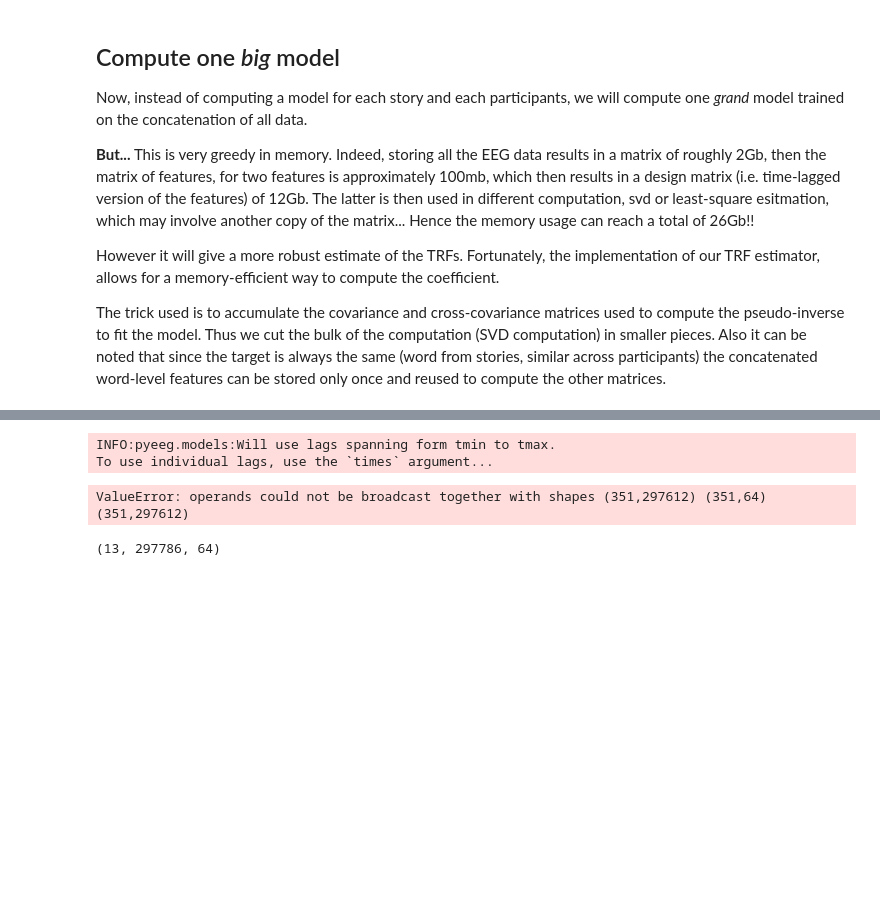
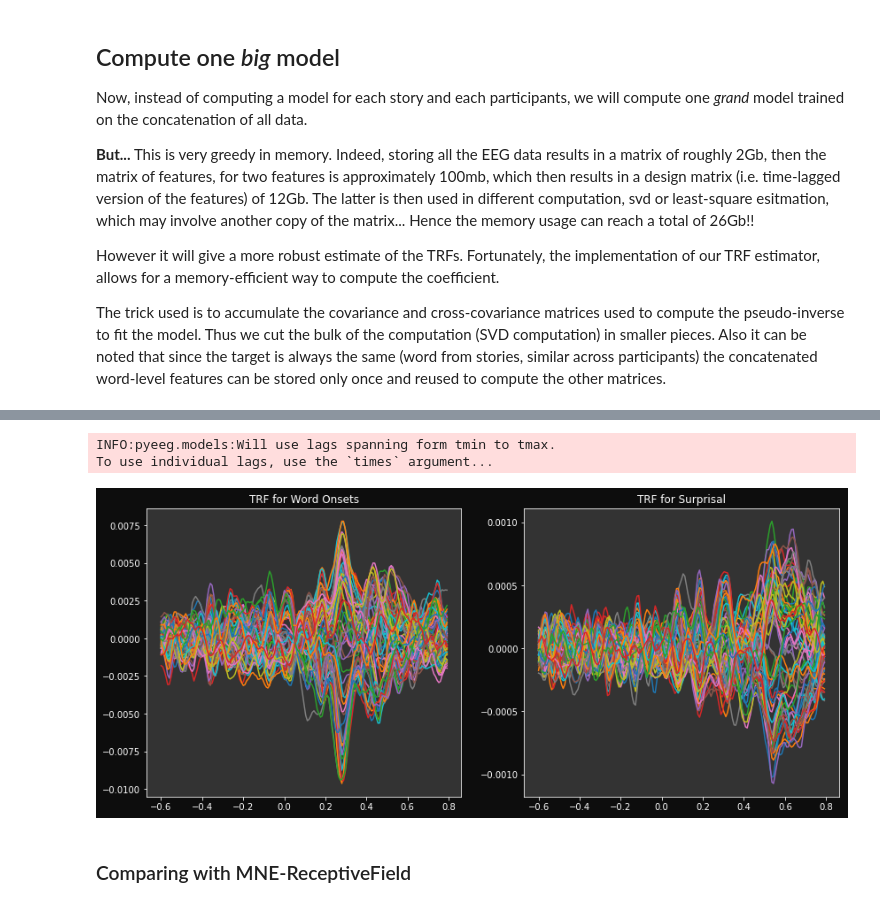
Before and after one commit to Hugo-W/pyEEG, a Jupyter notebook: docs/source/examples/TRF_wordonsets.ipynb, the cells around one changed output, grey strips where cells are left out. Drawn from its saved outputs; the diff is of its cells as text; code cells hidden in the pictures; blank space fills up the shorter version.

```diff
--- a/docs/source/examples/TRF_wordonsets.ipynb
+++ b/docs/source/examples/TRF_wordonsets.ipynb
@@ -263,6 +257,6 @@ for subj_id, subj in enumerate(list_subjects):
     raw = raw.filter(1, 15, n_jobs=2)
     y = raw.get_data()
     indices = np.concatenate([wf[s].samples_from_onset(onsets[subj_id, k], srate=raw.info['sfreq']) for k, s in enumerate(wf.keys())])
-    Y.append(y[:, indices].T)
+    Y.append(zscore(y[:, indices].T))
 # %% [output]
 ============================== Processing subject P01_bis====================
@@ -319,8 +284,9 @@ trf.fit(X, Y, feat_names=["Word Onsets", "Surprisal"])
 # %% [output]
 INFO:pyeeg.models:Will use lags spanning form tmin to tmax.
 To use individual lags, use the `times` argument...
-ValueError: operands could not be broadcast together with shapes (351,297612) (351,64) (351,297612)
-# %%
-np.asarray(Y).shape
-# %% [output]
-(13, 297786, 64)
+# %%
+trf.plot_single_feature(feat_id=[0,1], figsize=(14,6))
+# %% [output]
+[figure, added]
+# %% [markdown]
+### Comparing with MNE-ReceptiveField
```
Also changed, not shown: parts of 7 cells of this notebook.
